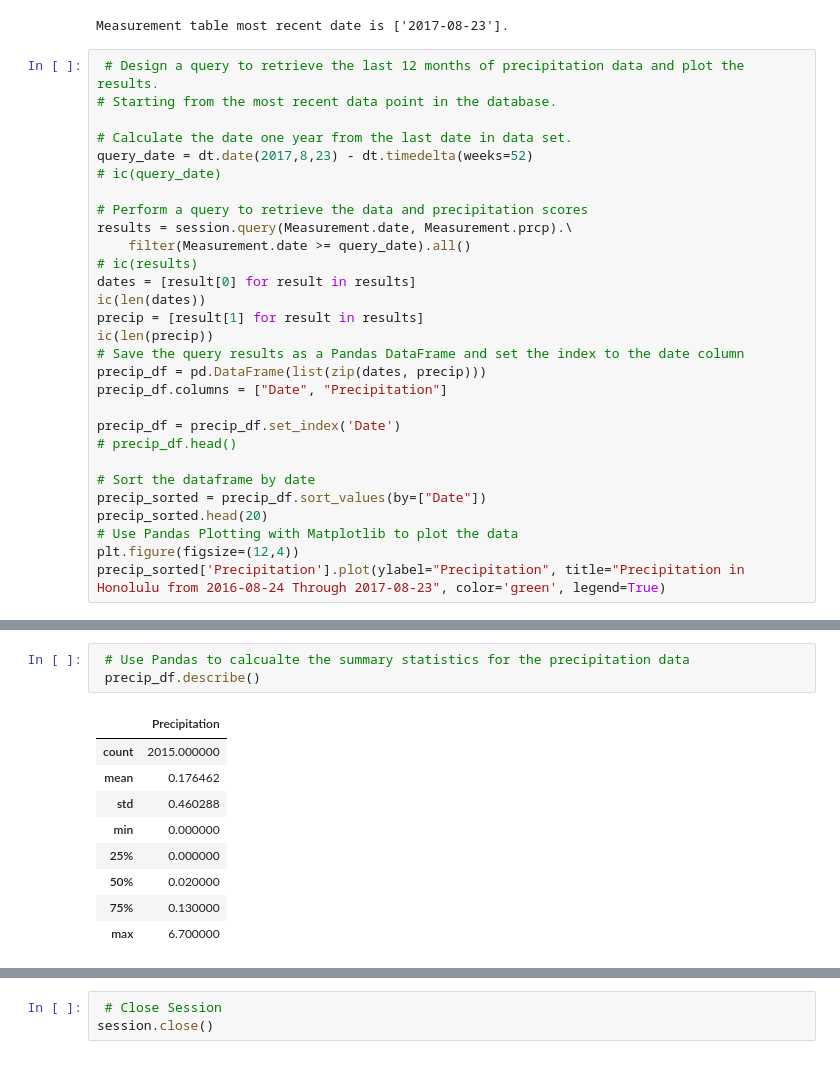
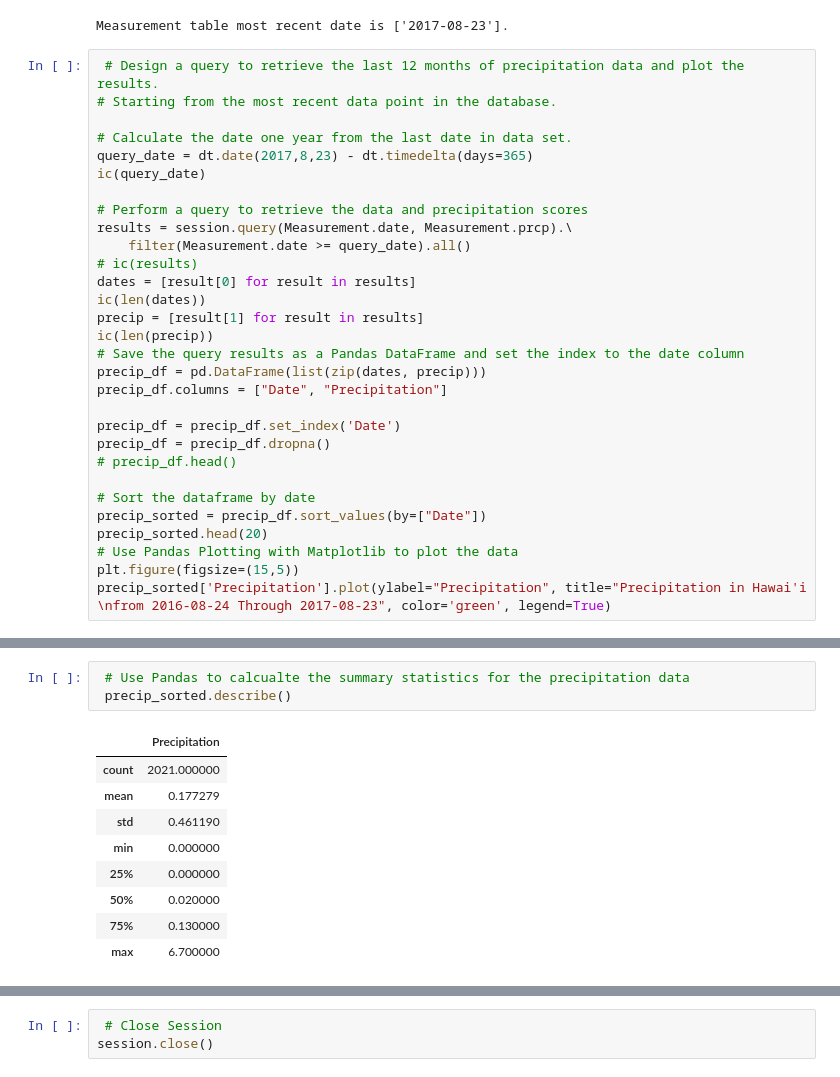
Before and after one commit to rromang/sqlalchemy-challenge, a Jupyter notebook: climate.ipynb, the cells around one changed output, grey strips where cells are left out. Cells and saved outputs as stored; diff of their text form.

```diff
--- a/climate.ipynb
+++ b/climate.ipynb
@@ -72,8 +72,8 @@ Measurement table most recent date is ['2017-08-23'].
 # Starting from the most recent data point in the database.
 
 # Calculate the date one year from the last date in data set.
-query_date = dt.date(2017,8,23) - dt.timedelta(weeks=52)
-# ic(query_date)
+query_date = dt.date(2017,8,23) - dt.timedelta(days=365)
+ic(query_date)
 
 # Perform a query to retrieve the data and precipitation scores
 results = session.query(Measurement.date, Measurement.prcp).\
@@ -88,12 +88,13 @@ precip_df = pd.DataFrame(list(zip(dates, precip)))
 precip_df.columns = ["Date", "Precipitation"]
 
 precip_df = precip_df.set_index('Date')
+precip_df = precip_df.dropna()
 # precip_df.head()
 
 # Sort the dataframe by date
 precip_sorted = precip_df.sort_values(by=["Date"])
 precip_sorted.head(20)
 # Use Pandas Plotting with Matplotlib to plot the data
-plt.figure(figsize=(12,4))
-precip_sorted['Precipitation'].plot(ylabel="Precipitation", title="Precipitation in Honolulu from 2016-08-24 Through 2017-08-23", color='green', legend=True)
+plt.figure(figsize=(15,5))
+precip_sorted['Precipitation'].plot(ylabel="Precipitation", title="Precipitation in Hawai'i \nfrom 2016-08-24 Through 2017-08-23", color='green', legend=True)
 # %% [output]
@@ -104,11 +123,11 @@ ic| len(precip): 2223
 # %%
  # Use Pandas to calcualte the summary statistics for the precipitation data
- precip_df.describe()
+ precip_sorted.describe()
 # %% [output]
 |  | Precipitation |
-| count | 2015.000000 |
-| mean | 0.176462 |
-| std | 0.460288 |
+| count | 2021.000000 |
+| mean | 0.177279 |
+| std | 0.461190 |
 | min | 0.000000 |
 | 25% | 0.000000 |
 | 50% | 0.020000 |
```
Also changed, not shown: parts of 13 cells of this notebook, 5 other files.
